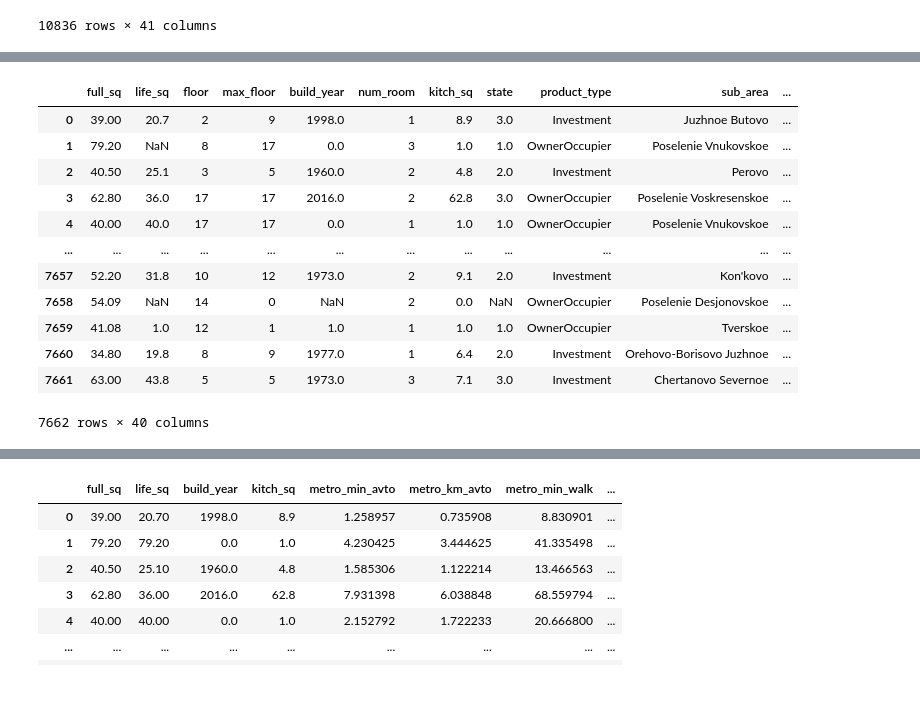
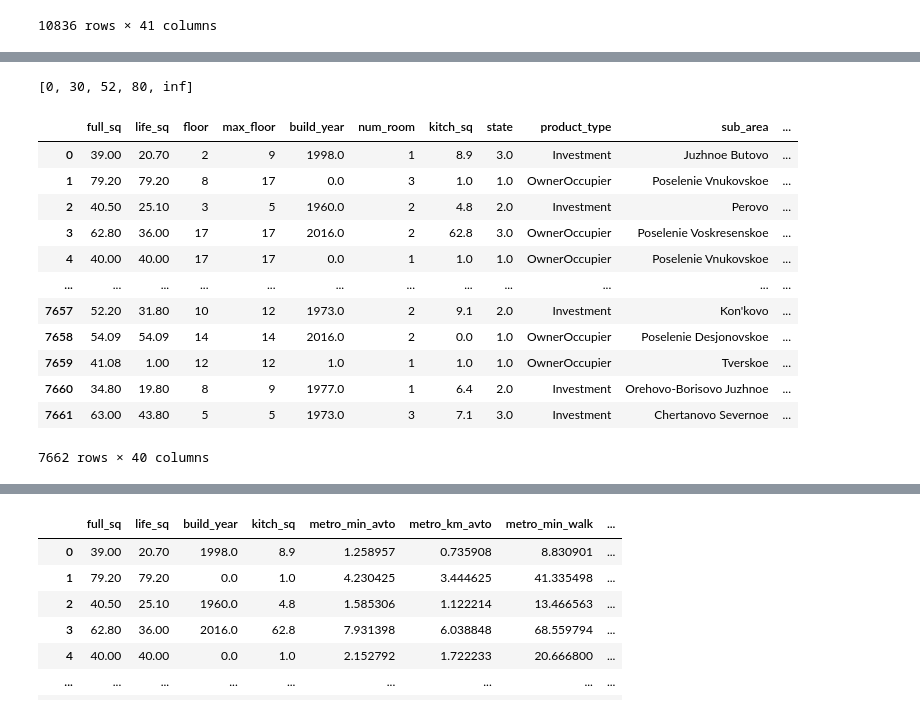
Before and after one commit to AndrewNYK/Sberbank-Market-Price-Prediction, a Jupyter notebook: preprocessing/preprocess.ipynb, the cells around one changed output, grey strips where cells are left out. Cells and saved outputs as stored; diff of their text form; code cells hidden in the pictures.

Commit message:
extracted preprocess function from train and test, left the one hot encoding in ipynb bcoz wan to use the same encoder for train and test

```diff
--- a/preprocessing/preprocess.ipynb
+++ b/preprocessing/preprocess.ipynb
@@ -300,34 +292,38 @@ R2: 0.3248209845262833
 # %%
 # TESTING ON ACTUAL TEST DATA FROM HERE
+from utils import preprocess_test
 test_df = pd.read_csv('../Dataset/test.csv/test.csv')
 df = test_df.copy()
 df['timestamp'] = pd.to_datetime(df['timestamp'])
 df['year'] = df['timestamp'].dt.year
 df['month'] = df['timestamp'].dt.month
 
 df.drop(['timestamp'], axis=1, inplace=True)
 
 columns_to_drop = [column for column in df.columns if column not in top_40_cols]
 df.drop(columns=columns_to_drop, axis=1, inplace=True)
 # missing_column = [column for column in top_40_cols if column not in df.columns]
 # print(missing_column)
 # drop rows where life_sq and kitch_sq higher than full_sq
 # df = df.drop(df[(df['full_sq'] <= df['life_sq'])].index)
 # df = df.drop(df[(df['full_sq'] <= df['kitch_sq'])].index)
 
+df = preprocess_test(df)
+
 df
 # %% [output]
+[0, 30, 52, 80, inf]
 |  | full_sq | life_sq | floor | max_floor | build_year | num_room | kitch_sq | state | product_type | sub_area | ... |
-| 0 | 39.00 | 20.7 | 2 | 9 | 1998.0 | 1 | 8.9 | 3.0 | Investment | Juzhnoe Butovo | ... |
-| 1 | 79.20 | NaN | 8 | 17 | 0.0 | 3 | 1.0 | 1.0 | OwnerOccupier | Poselenie Vnukovskoe | ... |
-| 2 | 40.50 | 25.1 | 3 | 5 | 1960.0 | 2 | 4.8 | 2.0 | Investment | Perovo | ... |
-| 3 | 62.80 | 36.0 | 17 | 17 | 2016.0 | 2 | 62.8 | 3.0 | OwnerOccupier | Poselenie Voskresenskoe | ... |
-| 4 | 40.00 | 40.0 | 17 | 17 | 0.0 | 1 | 1.0 | 1.0 | OwnerOccupier | Poselenie Vnukovskoe | ... |
+| 0 | 39.00 | 20.70 | 2 | 9 | 1998.0 | 1 | 8.9 | 3.0 | Investment | Juzhnoe Butovo | ... |
+| 1 | 79.20 | 79.20 | 8 | 17 | 0.0 | 3 | 1.0 | 1.0 | OwnerOccupier | Poselenie Vnukovskoe | ... |
+| 2 | 40.50 | 25.10 | 3 | 5 | 1960.0 | 2 | 4.8 | 2.0 | Investment | Perovo | ... |
+| 3 | 62.80 | 36.00 | 17 | 17 | 2016.0 | 2 | 62.8 | 3.0 | OwnerOccupier | Poselenie Voskresenskoe | ... |
+| 4 | 40.00 | 40.00 | 17 | 17 | 0.0 | 1 | 1.0 | 1.0 | OwnerOccupier | Poselenie Vnukovskoe | ... |
 | ... | ... | ... | ... | ... | ... | ... | ... | ... | ... | ... | ... |
-| 7657 | 52.20 | 31.8 | 10 | 12 | 1973.0 | 2 | 9.1 | 2.0 | Investment | Kon'kovo | ... |
-| 7658 | 54.09 | NaN | 14 | 0 | NaN | 2 | 0.0 | NaN | OwnerOccupier | Poselenie Desjonovskoe | ... |
-| 7659 | 41.08 | 1.0 | 12 | 1 | 1.0 | 1 | 1.0 | 1.0 | OwnerOccupier | Tverskoe | ... |
-| 7660 | 34.80 | 19.8 | 8 | 9 | 1977.0 | 1 | 6.4 | 2.0 | Investment | Orehovo-Borisovo Juzhnoe | ... |
-| 7661 | 63.00 | 43.8 | 5 | 5 | 1973.0 | 3 | 7.1 | 3.0 | Investment | Chertanovo Severnoe | ... |
+| 7657 | 52.20 | 31.80 | 10 | 12 | 1973.0 | 2 | 9.1 | 2.0 | Investment | Kon'kovo | ... |
+| 7658 | 54.09 | 54.09 | 14 | 14 | 2016.0 | 2 | 0.0 | 1.0 | OwnerOccupier | Poselenie Desjonovskoe | ... |
+| 7659 | 41.08 | 1.00 | 12 | 12 | 1.0 | 1 | 1.0 | 1.0 | OwnerOccupier | Tverskoe | ... |
+| 7660 | 34.80 | 19.80 | 8 | 9 | 1977.0 | 1 | 6.4 | 2.0 | Investment | Orehovo-Borisovo Juzhnoe | ... |
+| 7661 | 63.00 | 43.80 | 5 | 5 | 1973.0 | 3 | 7.1 | 3.0 | Investment | Chertanovo Severnoe | ... |
-7662 rows × 40 columns
+7662 rows × 40 columns
 # %%
```
Also changed, not shown: parts of 3 cells of this notebook, 7 other files.
